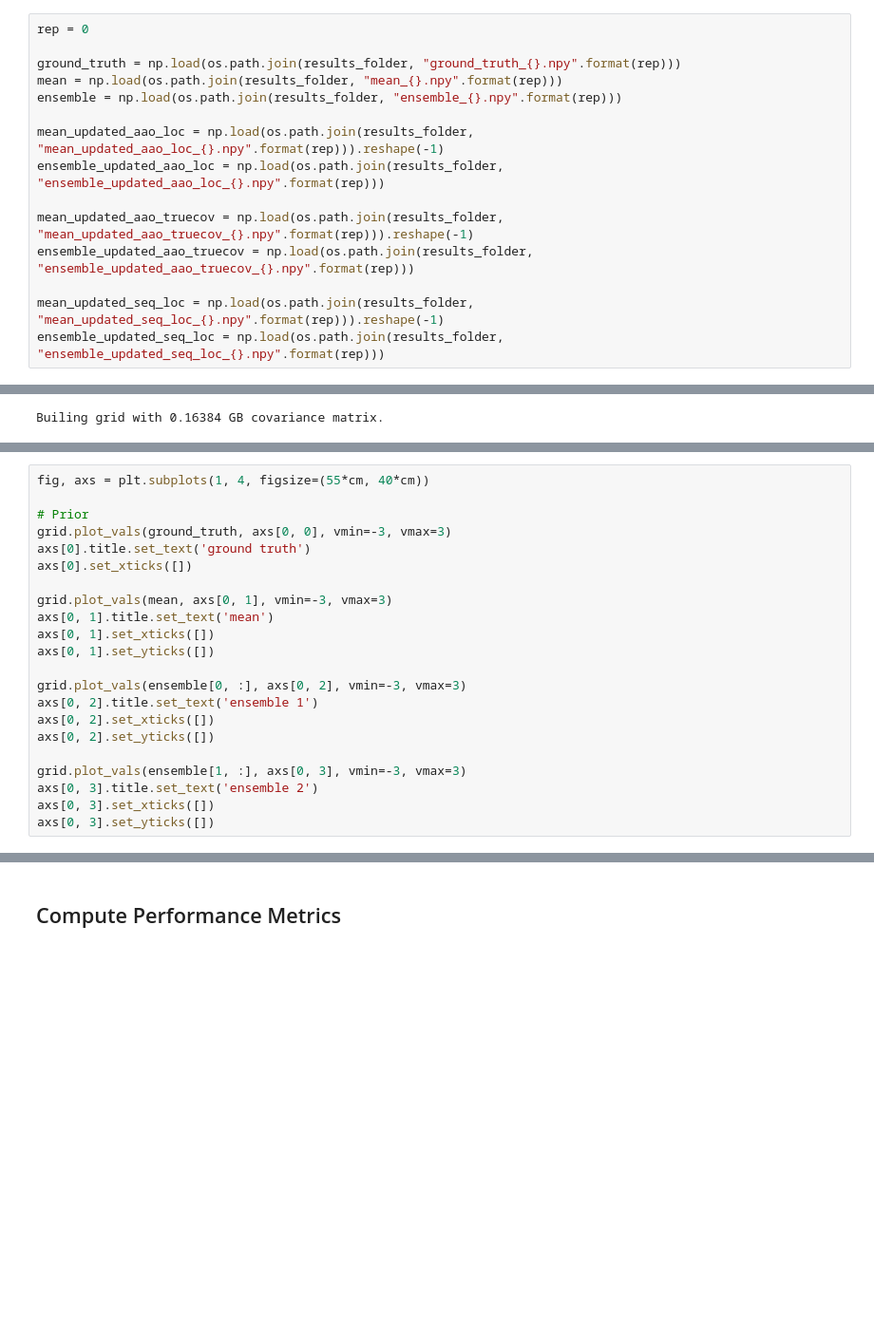
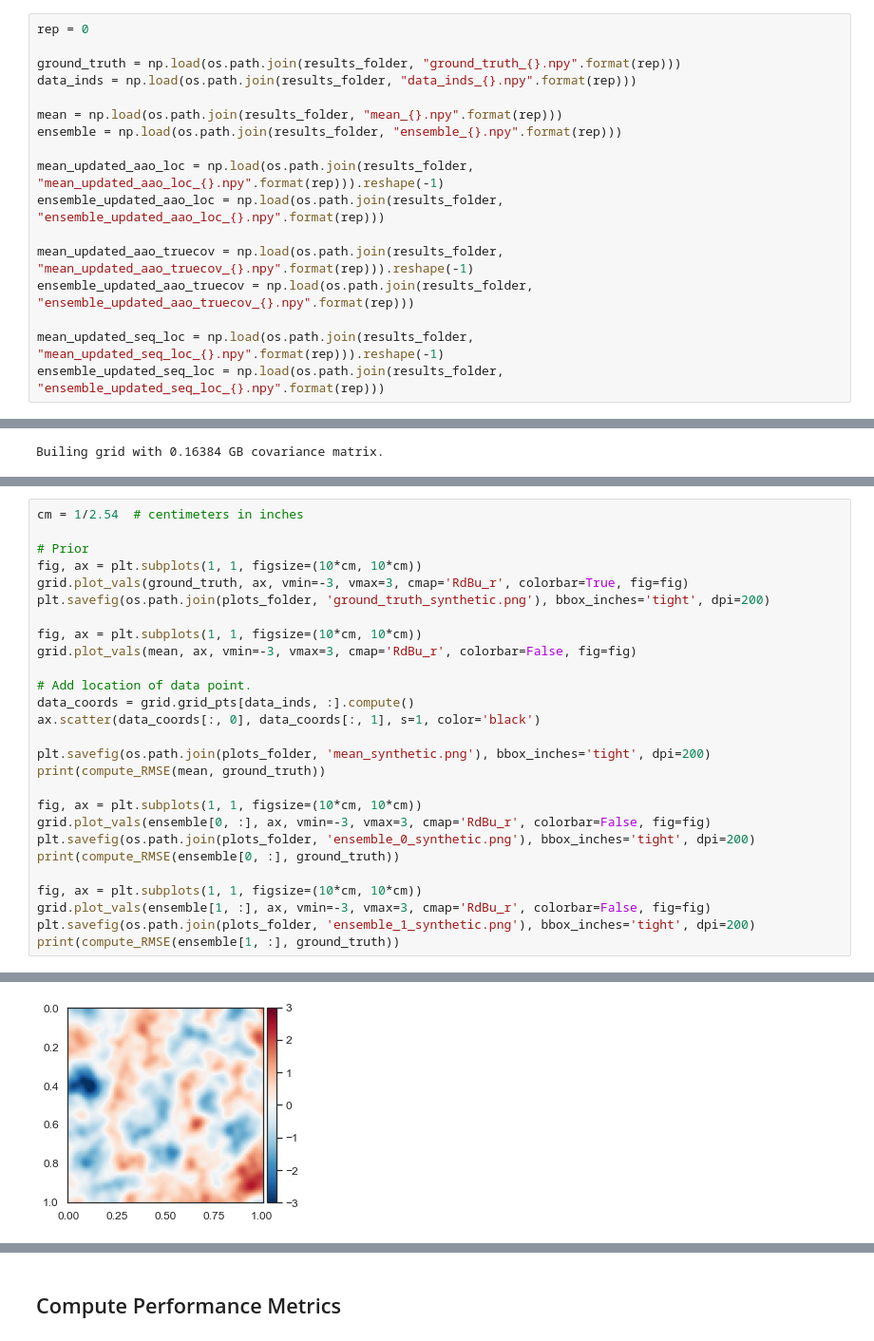
Before and after one commit to CedricTravelletti/DIESEL, a Jupyter notebook: reporting/toy_example/plot_scores_synthetic.ipynb, the cells around one changed output, grey strips where cells are left out. Shown at 95% size. Drawn from its saved outputs; the diff is of its cells as text; blank space fills up the shorter version.

```diff
--- a/reporting/toy_example/plot_scores_synthetic.ipynb
+++ b/reporting/toy_example/plot_scores_synthetic.ipynb
@@ -40,6 +36,8 @@ Hosting the HTTP server on port 45771 instead
 rep = 0
 
 ground_truth = np.load(os.path.join(results_folder, "ground_truth_{}.npy".format(rep)))
+data_inds = np.load(os.path.join(results_folder, "data_inds_{}.npy".format(rep)))
+
 mean = np.load(os.path.join(results_folder, "mean_{}.npy".format(rep)))
 ensemble = np.load(os.path.join(results_folder, "ensemble_{}.npy".format(rep)))
 
@@ -188,22 +145,28 @@ plt.savefig(os.path.join(plots_folder, 'ensemble_updated_aao_loc_1_synthetic.png
-# %%
-fig, axs = plt.subplots(1, 4, figsize=(55*cm, 40*cm))
-
-# Prior
-grid.plot_vals(ground_truth, axs[0, 0], vmin=-3, vmax=3)
-axs[0].title.set_text('ground truth')
-axs[0].set_xticks([])
-
-grid.plot_vals(mean, axs[0, 1], vmin=-3, vmax=3)
-axs[0, 1].title.set_text('mean')
-axs[0, 1].set_xticks([])
-axs[0, 1].set_yticks([])
-
-grid.plot_vals(ensemble[0, :], axs[0, 2], vmin=-3, vmax=3)
-axs[0, 2].title.set_text('ensemble 1')
-axs[0, 2].set_xticks([])
-axs[0, 2].set_yticks([])
-
-grid.plot_vals(ensemble[1, :], axs[0, 3], vmin=-3, vmax=3)
-axs[0, 3].title.set_text('ensemble 2')
-axs[0, 3].set_xticks([])
-axs[0, 3].set_yticks([])
+# %%
+cm = 1/2.54  # centimeters in inches
+
+# Prior
+fig, ax = plt.subplots(1, 1, figsize=(10*cm, 10*cm))
+grid.plot_vals(ground_truth, ax, vmin=-3, vmax=3, cmap='RdBu_r', colorbar=True, fig=fig)
+plt.savefig(os.path.join(plots_folder, 'ground_truth_synthetic.png'), bbox_inches='tight', dpi=200)
+
+fig, ax = plt.subplots(1, 1, figsize=(10*cm, 10*cm))
+grid.plot_vals(mean, ax, vmin=-3, vmax=3, cmap='RdBu_r', colorbar=False, fig=fig)
+
+# Add location of data point.
+data_coords = grid.grid_pts[data_inds, :].compute()
+ax.scatter(data_coords[:, 0], data_coords[:, 1], s=1, color='black')
+
+plt.savefig(os.path.join(plots_folder, 'mean_synthetic.png'), bbox_inches='tight', dpi=200)
+print(compute_RMSE(mean, ground_truth))
+
+fig, ax = plt.subplots(1, 1, figsize=(10*cm, 10*cm))
+grid.plot_vals(ensemble[0, :], ax, vmin=-3, vmax=3, cmap='RdBu_r', colorbar=False, fig=fig)
+plt.savefig(os.path.join(plots_folder, 'ensemble_0_synthetic.png'), bbox_inches='tight', dpi=200)
+print(compute_RMSE(ensemble[0, :], ground_truth))
+
+fig, ax = plt.subplots(1, 1, figsize=(10*cm, 10*cm))
+grid.plot_vals(ensemble[1, :], ax, vmin=-3, vmax=3, cmap='RdBu_r', colorbar=False, fig=fig)
+plt.savefig(os.path.join(plots_folder, 'ensemble_1_synthetic.png'), bbox_inches='tight', dpi=200)
+print(compute_RMSE(ensemble[1, :], ground_truth))
+# %% [output]
@@ -209,0 +176 @@ axs[0, 3].set_yticks([])
+[figure, added]
```
Also changed, not shown: parts of 22 cells of this notebook.
